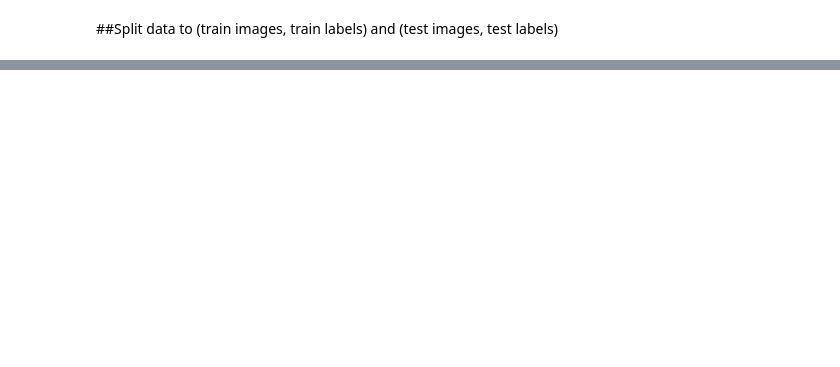
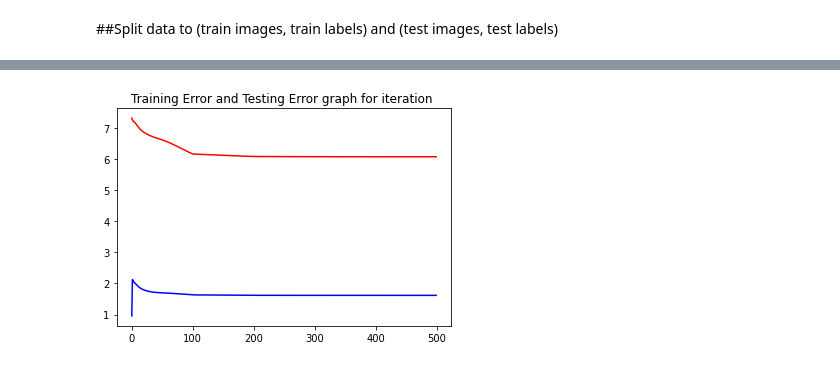
Before and after one commit to pithesun/machine_learning_cl, a Jupyter notebook: MovieReview/MovieReview.ipynb, the cells around one changed output, grey strips where cells are left out. Cells and saved outputs as stored; diff of their text form; code cells hidden in the pictures; blank space fills up the shorter version.

Commit message:
test model

```diff
--- a/MovieReview/MovieReview.ipynb
+++ b/MovieReview/MovieReview.ipynb
@@ -241,0 +255,6 @@ def Savez(save_info1, save_info2, save_info3):
+# %%
+weights_load = np.load("./file_info.npz")
+U1d = weights_load['info1'][:,past_itr]
+V1d = weights_load['info2'][:,past_itr]
+W1d = weights_load['info3'][:,past_itr]
+Q1d = weights_load['info4'][:,past_itr]
@@ -396,4 +416,4 @@ def model(U1d, V1d, W1d, past_itr, itr, numvectors, accuracy_array_t, cost_array
   return past_itr,accuracy_array,cost_array,predicted_label
 # %%
-training_itr,accuracy_array,cost_array,predicted_label_train=model(U1d, V1d, W1d, past_itr, itr, 1401, accuracy_array, cost_array, X_train, y_train )
+training_itr,accuracy_array,cost_array,predicted_label_train=model(U1d, V1d, W1d, Q1d, past_itr, itr, 1401, accuracy_array_, cost_array_, X_train, y_train )
 # %% [output]
@@ -441,0 +465,3 @@ y_pred_train = classifier.predict(X_train)
+# %%
+accuracy_array_t = zeros(500)
+cost_array_t = zeros(500)
@@ -441,0 +566,2 @@ y_pred_train = classifier.predict(X_train)
+# %%
+accuracy_array_t,cost_array_t,predicted_label_test=test_model(itr ,601, accuracy_array_t, cost_array_t, X_test, y_test )
@@ -451,0 +619,11 @@ print(accuracy_score(y_test, y_pred_test)
+# %%
+import matplotlib.pyplot as plt
+
+#J(th0, th1, th2, th3, th4, x, y)
+plt.title("Training Error and Testing Error graph for iteration ")
+plt.plot(range(500), np.array(cost_array), color = 'blue' )
+plt.plot(range(500), np.array(cost_array_t), color = 'red' )
+
+plt.show()
+# %% [output]
+[figure, added]
```
Also changed, not shown: parts of 28 cells of this notebook.
